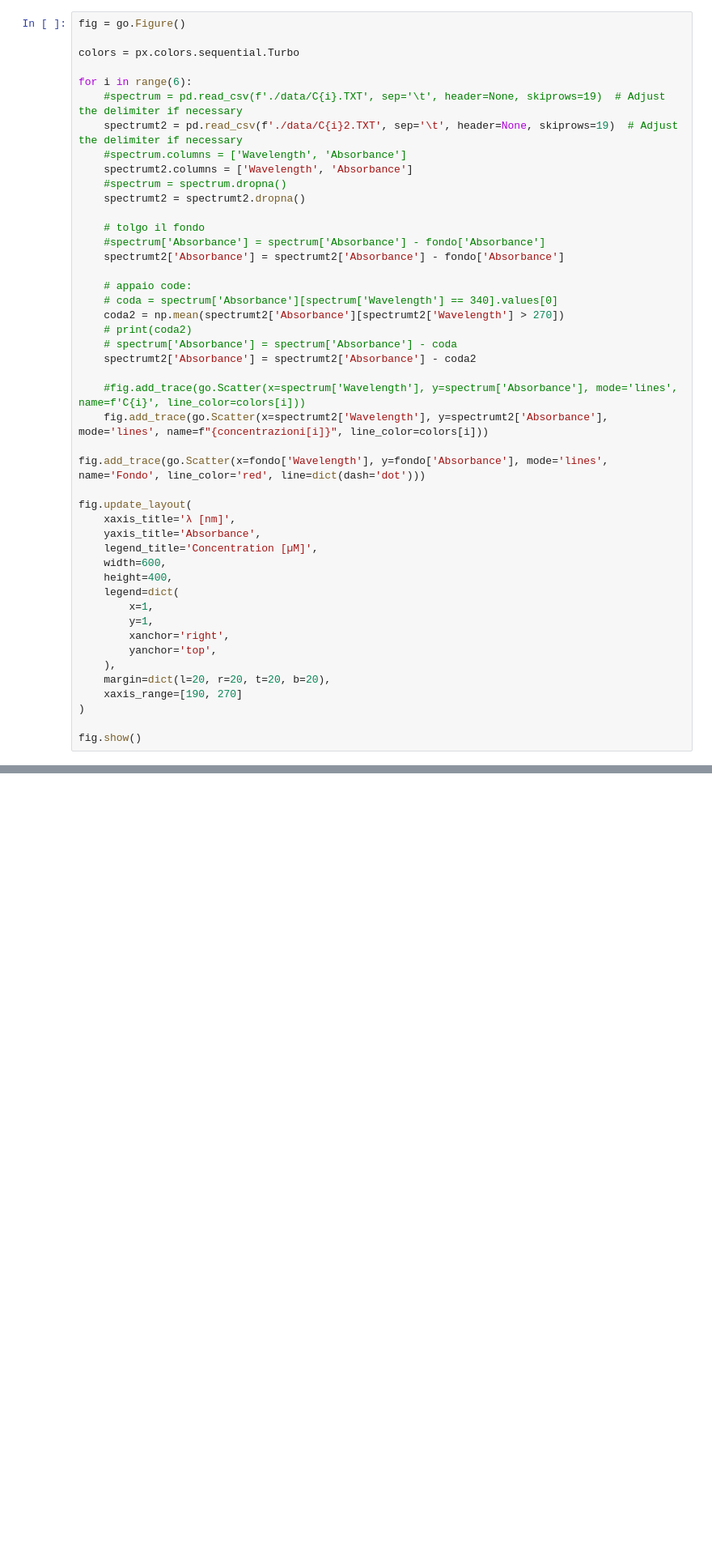
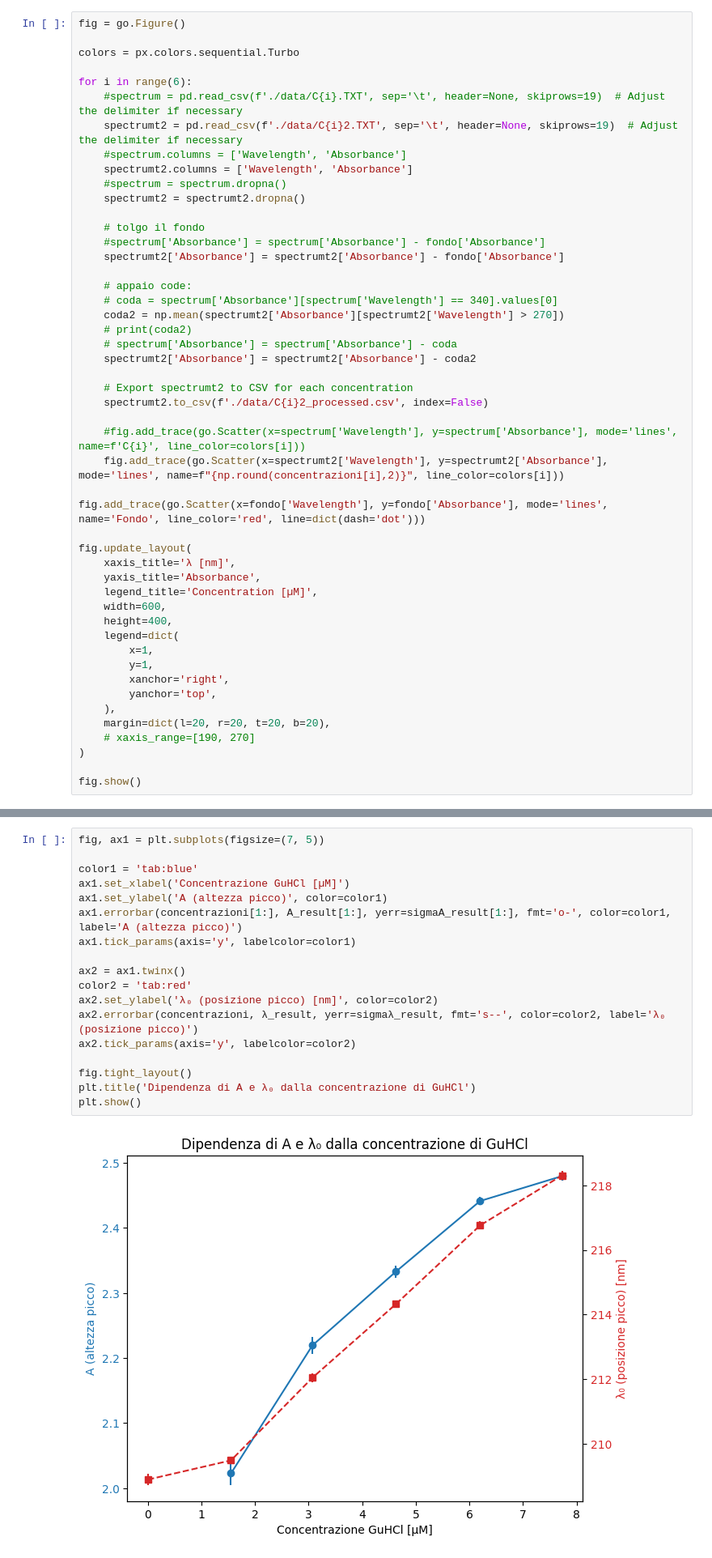
Before and after one commit to CarminatiGiovanni/LaboratorioBiofisica, a Jupyter notebook: ASS2/assorbimento2.ipynb, the cells around one changed output, grey strips where cells are left out. Shown at 81% size. Cells and saved outputs as stored; diff of their text form; blank space fills up the shorter version.

```diff
--- a/ASS2/assorbimento2.ipynb
+++ b/ASS2/assorbimento2.ipynb
@@ -51,8 +53,11 @@ for i in range(6):
     # spectrum['Absorbance'] = spectrum['Absorbance'] - coda
     spectrumt2['Absorbance'] = spectrumt2['Absorbance'] - coda2
 
+    # Export spectrumt2 to CSV for each concentration
+    spectrumt2.to_csv(f'./data/C{i}2_processed.csv', index=False)
+
     #fig.add_trace(go.Scatter(x=spectrum['Wavelength'], y=spectrum['Absorbance'], mode='lines', name=f'C{i}', line_color=colors[i]))
-    fig.add_trace(go.Scatter(x=spectrumt2['Wavelength'], y=spectrumt2['Absorbance'], mode='lines', name=f"{concentrazioni[i]}", line_color=colors[i]))
+    fig.add_trace(go.Scatter(x=spectrumt2['Wavelength'], y=spectrumt2['Absorbance'], mode='lines', name=f"{np.round(concentrazioni[i],2)}", line_color=colors[i]))
 
 fig.add_trace(go.Scatter(x=fondo['Wavelength'], y=fondo['Absorbance'], mode='lines', name='Fondo', line_color='red', line=dict(dash='dot')))
 
@@ -69,7 +74,7 @@ fig.update_layout(
         yanchor='top',
     ),
     margin=dict(l=20, r=20, t=20, b=20),
-    xaxis_range=[190, 270]
+    # xaxis_range=[190, 270]
 )
 
 fig.show()
@@ -75,0 +144,20 @@ fig.show()
+# %%
+fig, ax1 = plt.subplots(figsize=(7, 5))
+
+color1 = 'tab:blue'
+ax1.set_xlabel('Concentrazione GuHCl [µM]')
+ax1.set_ylabel('A (altezza picco)', color=color1)
+ax1.errorbar(concentrazioni[1:], A_result[1:], yerr=sigmaA_result[1:], fmt='o-', color=color1, label='A (altezza picco)')
+ax1.tick_params(axis='y', labelcolor=color1)
+
+ax2 = ax1.twinx()
+color2 = 'tab:red'
+ax2.set_ylabel('λ₀ (posizione picco) [nm]', color=color2)
+ax2.errorbar(concentrazioni, λ_result, yerr=sigmaλ_result, fmt='s--', color=color2, label='λ₀ (posizione picco)')
+ax2.tick_params(axis='y', labelcolor=color2)
+
+fig.tight_layout()
+plt.title('Dipendenza di A e λ₀ dalla concentrazione di GuHCl')
+plt.show()
+# %% [output]
+[figure, added]
```
Also changed, not shown: parts of 2 cells of this notebook, 7 other files.
